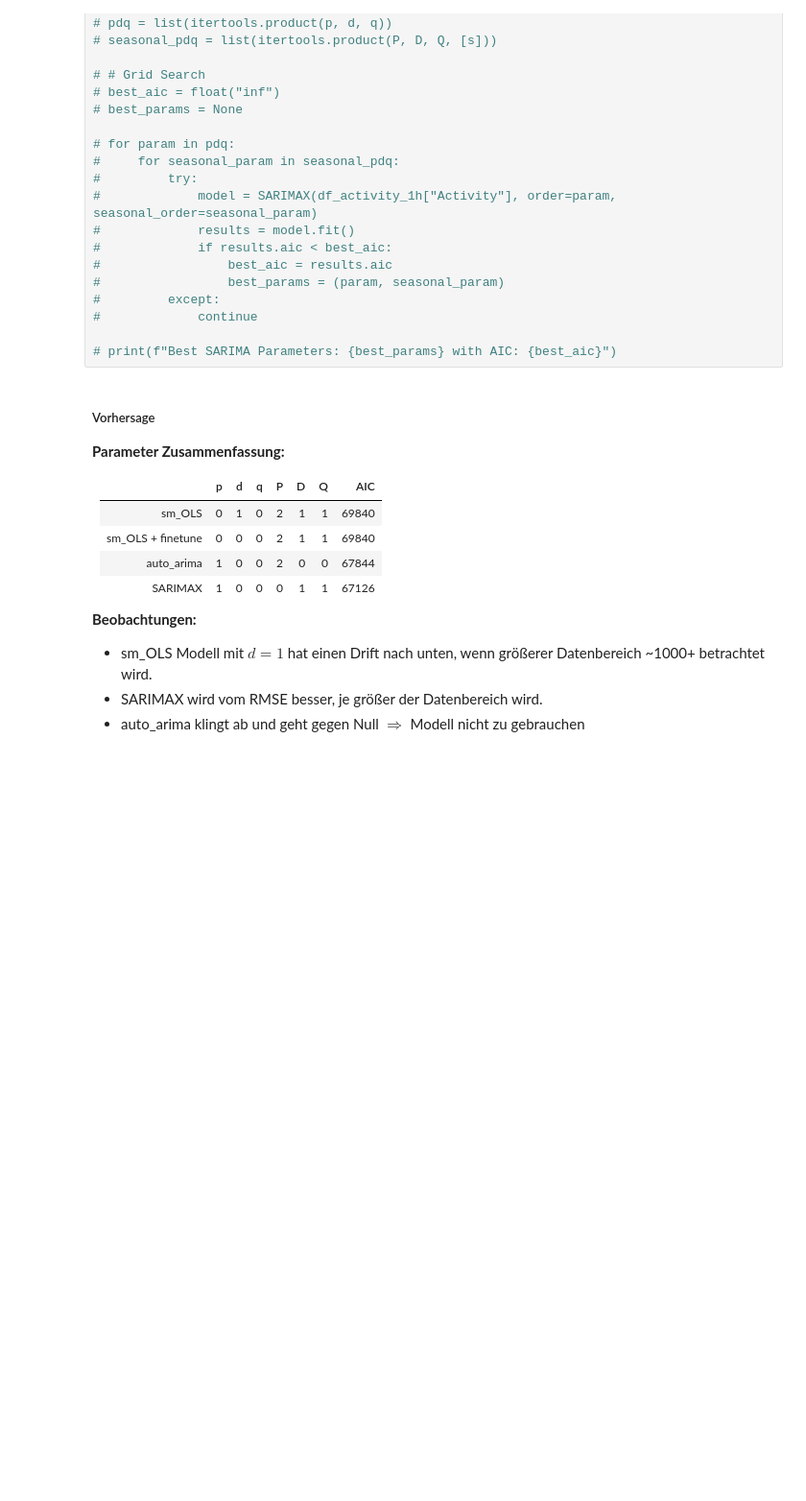
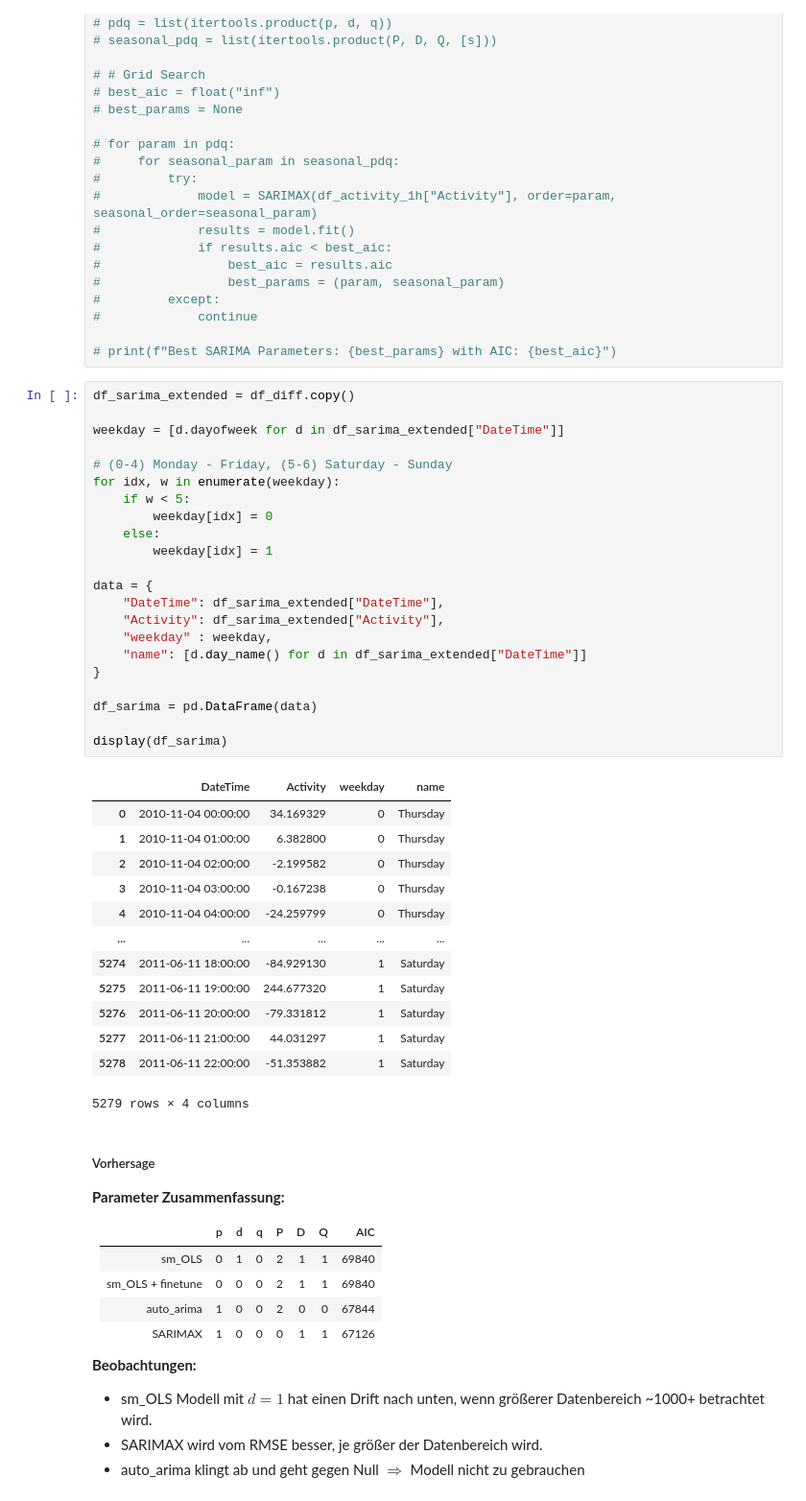
Before and after one commit to ddening/ambient-assisted-living, a Jupyter notebook: src/sarima.ipynb, the cells around one changed output. Shown at 96% size. Cells and saved outputs as stored; diff of their text form; blank space fills up the shorter version.

```diff
--- a/src/sarima.ipynb
+++ b/src/sarima.ipynb
@@ -288,6 +288,42 @@ Best SARIMA Parameters: ((1, 0, 0), (0, 1, 1, 24)) with AIC: 67126.14360632065
 #             continue
 
 # print(f"Best SARIMA Parameters: {best_params} with AIC: {best_aic}")
+# %%
+df_sarima_extended = df_diff.copy()
+
+weekday = [d.dayofweek for d in df_sarima_extended["DateTime"]]
+
+# (0-4) Monday - Friday, (5-6) Saturday - Sunday
+for idx, w in enumerate(weekday):
+    if w < 5:
+        weekday[idx] = 0
+    else:
+        weekday[idx] = 1
+
+data = {
+    "DateTime": df_sarima_extended["DateTime"],
+    "Activity": df_sarima_extended["Activity"],
+    "weekday" : weekday,
+    "name": [d.day_name() for d in df_sarima_extended["DateTime"]]
+}
+
+df_sarima = pd.DataFrame(data)
+
+display(df_sarima)
+# %% [output]
+|  | DateTime | Activity | weekday | name |
+| 0 | 2010-11-04 00:00:00 | 34.169329 | 0 | Thursday |
+| 1 | 2010-11-04 01:00:00 | 6.382800 | 0 | Thursday |
+| 2 | 2010-11-04 02:00:00 | -2.199582 | 0 | Thursday |
+| 3 | 2010-11-04 03:00:00 | -0.167238 | 0 | Thursday |
+| 4 | 2010-11-04 04:00:00 | -24.259799 | 0 | Thursday |
+| ... | ... | ... | ... | ... |
+| 5274 | 2011-06-11 18:00:00 | -84.929130 | 1 | Saturday |
+| 5275 | 2011-06-11 19:00:00 | 244.677320 | 1 | Saturday |
+| 5276 | 2011-06-11 20:00:00 | -79.331812 | 1 | Saturday |
+| 5277 | 2011-06-11 21:00:00 | 44.031297 | 1 | Saturday |
+| 5278 | 2011-06-11 22:00:00 | -51.353882 | 1 | Saturday |
+5279 rows × 4 columns
 # %% [markdown]
 ##### Vorhersage
 
```
Also changed, not shown: parts of 7 cells of this notebook.
